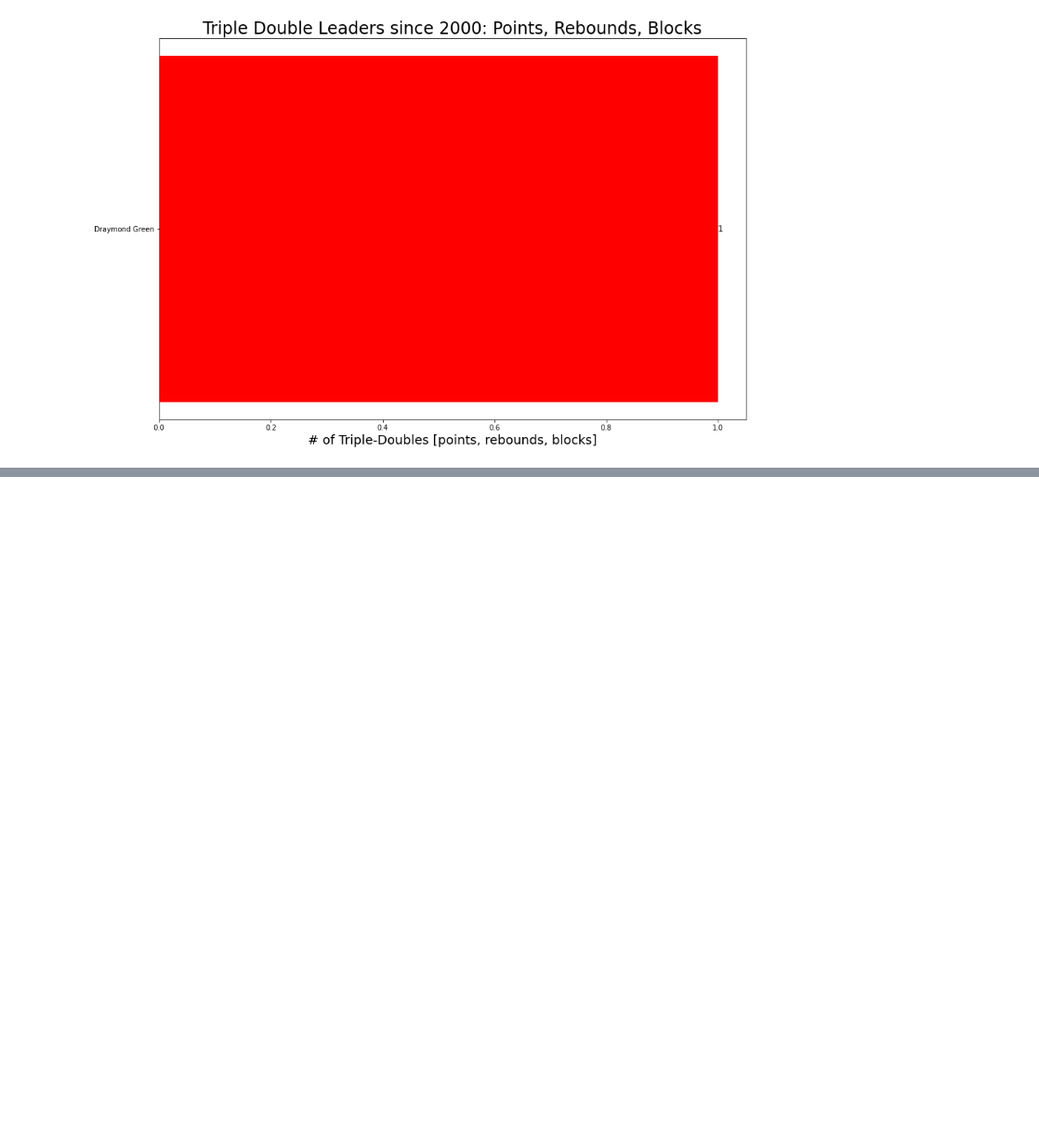
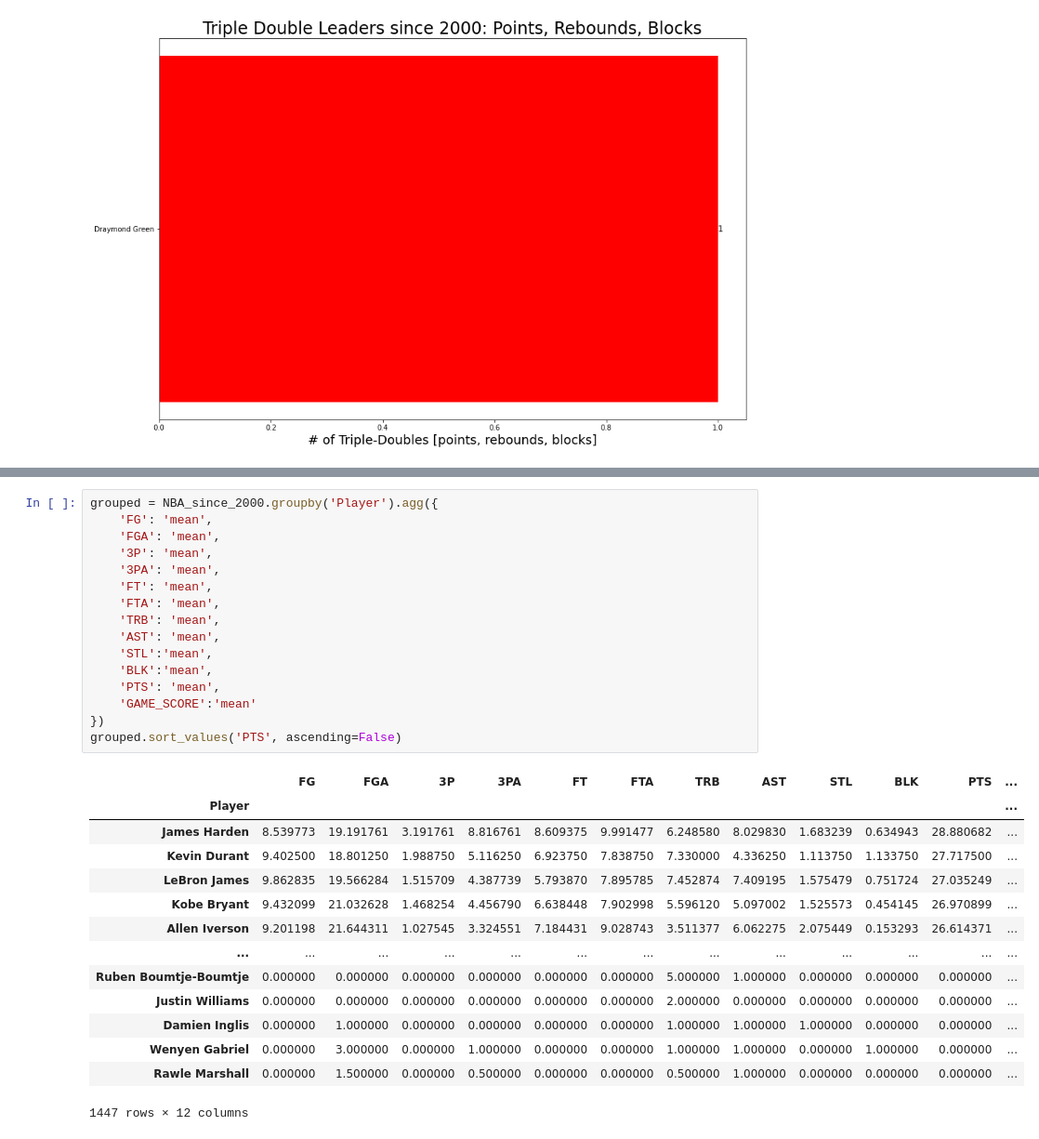
Before and after one commit to bme3412/Python, a Jupyter notebook: Projects/Basketball_reference/NBA_since_2000.ipynb, the cells around one changed output, grey strips where cells are left out. Shown at 93% size. Cells and saved outputs as stored; diff of their text form; blank space fills up the shorter version.

```diff
--- a/Projects/Basketball_reference/NBA_since_2000.ipynb
+++ b/Projects/Basketball_reference/NBA_since_2000.ipynb
@@ -1456,0 +1481,31 @@ trip_dub_reb_ast_stl
+# %%
+grouped = NBA_since_2000.groupby('Player').agg({
+    'FG': 'mean',
+    'FGA': 'mean',
+    '3P': 'mean',
+    '3PA': 'mean',
+    'FT': 'mean',
+    'FTA': 'mean',
+    'TRB': 'mean',
+    'AST': 'mean',
+    'STL':'mean',
+    'BLK':'mean',
+    'PTS': 'mean',
+    'GAME_SCORE':'mean'
+})
+grouped.sort_values('PTS', ascending=False)
+# %% [output]
+|  | FG | FGA | 3P | 3PA | FT | FTA | TRB | AST | STL | BLK | PTS | ... |
+| Player |  |  |  |  |  |  |  |  |  |  |  | ... |
+| James Harden | 8.539773 | 19.191761 | 3.191761 | 8.816761 | 8.609375 | 9.991477 | 6.248580 | 8.029830 | 1.683239 | 0.634943 | 28.880682 | ... |
+| Kevin Durant | 9.402500 | 18.801250 | 1.988750 | 5.116250 | 6.923750 | 7.838750 | 7.330000 | 4.336250 | 1.113750 | 1.133750 | 27.717500 | ... |
+| LeBron James | 9.862835 | 19.566284 | 1.515709 | 4.387739 | 5.793870 | 7.895785 | 7.452874 | 7.409195 | 1.575479 | 0.751724 | 27.035249 | ... |
+| Kobe Bryant | 9.432099 | 21.032628 | 1.468254 | 4.456790 | 6.638448 | 7.902998 | 5.596120 | 5.097002 | 1.525573 | 0.454145 | 26.970899 | ... |
+| Allen Iverson | 9.201198 | 21.644311 | 1.027545 | 3.324551 | 7.184431 | 9.028743 | 3.511377 | 6.062275 | 2.075449 | 0.153293 | 26.614371 | ... |
+| ... | ... | ... | ... | ... | ... | ... | ... | ... | ... | ... | ... | ... |
+| Ruben Boumtje-Boumtje | 0.000000 | 0.000000 | 0.000000 | 0.000000 | 0.000000 | 0.000000 | 5.000000 | 1.000000 | 0.000000 | 0.000000 | 0.000000 | ... |
+| Justin Williams | 0.000000 | 0.000000 | 0.000000 | 0.000000 | 0.000000 | 0.000000 | 2.000000 | 0.000000 | 0.000000 | 0.000000 | 0.000000 | ... |
+| Damien Inglis | 0.000000 | 1.000000 | 0.000000 | 0.000000 | 0.000000 | 0.000000 | 1.000000 | 1.000000 | 1.000000 | 0.000000 | 0.000000 | ... |
+| Wenyen Gabriel | 0.000000 | 3.000000 | 0.000000 | 1.000000 | 0.000000 | 0.000000 | 1.000000 | 1.000000 | 0.000000 | 1.000000 | 0.000000 | ... |
+| Rawle Marshall | 0.000000 | 1.500000 | 0.000000 | 0.500000 | 0.000000 | 0.000000 | 0.500000 | 1.000000 | 0.000000 | 0.000000 | 0.000000 | ... |
+1447 rows × 12 columns
```
Also changed, not shown: parts of 24 cells of this notebook.
